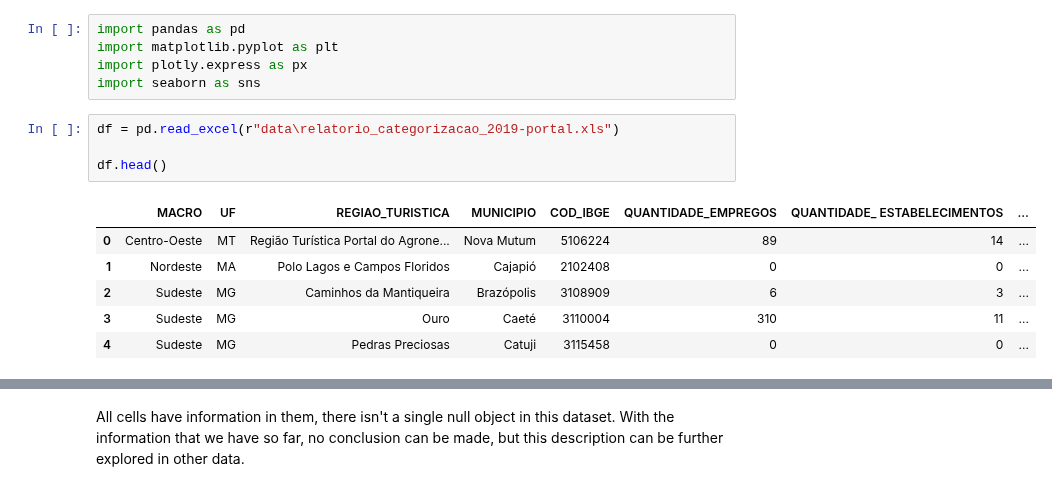
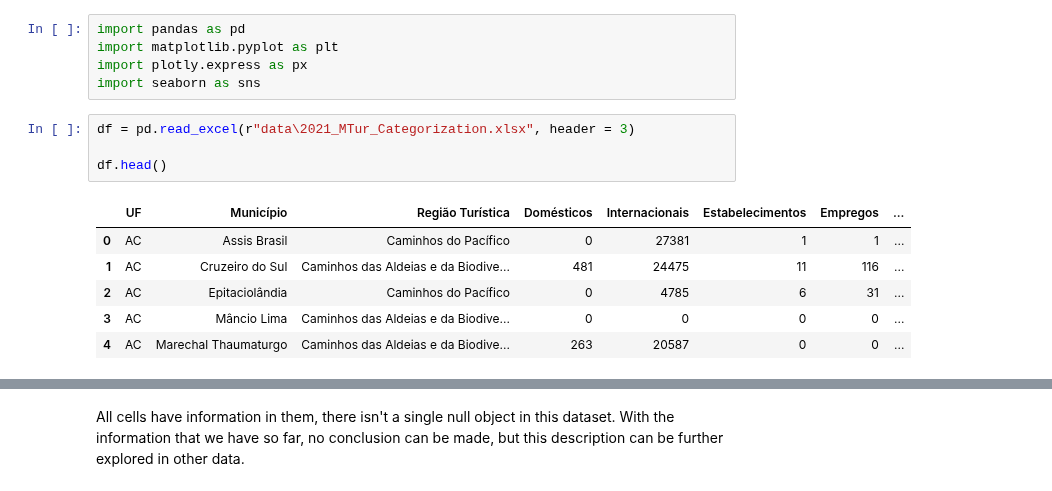
Before and after one commit to juhtolent/Brazil_Tourism, a Jupyter notebook: Exploratory Data Analysis - Tourism.ipynb, the cells around one changed output, grey strips where cells are left out. Saved outputs shown, nothing was run; the diff lists cells and outputs as text.

```diff
--- a/Exploratory Data Analysis - Tourism.ipynb
+++ b/Exploratory Data Analysis - Tourism.ipynb
@@ -12,13 +12,13 @@ import matplotlib.pyplot as plt
 import plotly.express as px
 import seaborn as sns
 # %%
-df = pd.read_excel(r"data\relatorio_categorizacao_2019-portal.xls")
+df = pd.read_excel(r"data\2021_MTur_Categorization.xlsx", header = 3)
 
 df.head()
 # %% [output]
-|  | MACRO | UF | REGIAO_TURISTICA | MUNICIPIO | COD_IBGE | QUANTIDADE_EMPREGOS | QUANTIDADE_ ESTABELECIMENTOS | ... |
-| 0 | Centro-Oeste | MT | Região Turística Portal do Agrone... | Nova Mutum | 5106224 | 89 | 14 | ... |
-| 1 | Nordeste | MA | Polo Lagos e Campos Floridos | Cajapió | 2102408 | 0 | 0 | ... |
-| 2 | Sudeste | MG | Caminhos da Mantiqueira | Brazópolis | 3108909 | 6 | 3 | ... |
-| 3 | Sudeste | MG | Ouro | Caeté | 3110004 | 310 | 11 | ... |
-| 4 | Sudeste | MG | Pedras Preciosas | Catuji | 3115458 | 0 | 0 | ... |
+|  | UF | Município | Região Turística | Domésticos | Internacionais | Estabelecimentos | Empregos | ... |
+| 0 | AC | Assis Brasil | Caminhos do Pacífico | 0 | 27381 | 1 | 1 | ... |
+| 1 | AC | Cruzeiro do Sul | Caminhos das Aldeias e da Biodive... | 481 | 24475 | 11 | 116 | ... |
+| 2 | AC | Epitaciolândia | Caminhos do Pacífico | 0 | 4785 | 6 | 31 | ... |
+| 3 | AC | Mâncio Lima | Caminhos das Aldeias e da Biodive... | 0 | 0 | 0 | 0 | ... |
+| 4 | AC | Marechal Thaumaturgo | Caminhos das Aldeias e da Biodive... | 263 | 20587 | 0 | 0 | ... |
```
Also changed, not shown: parts of 19 cells of this notebook.
